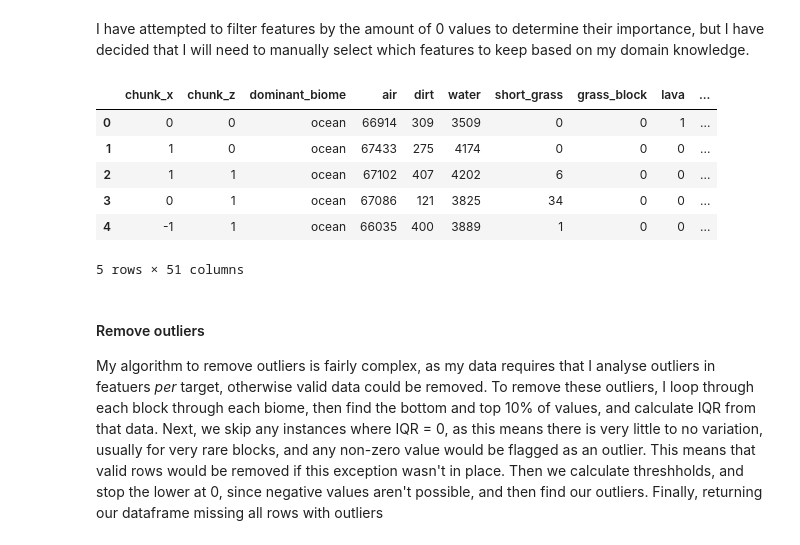
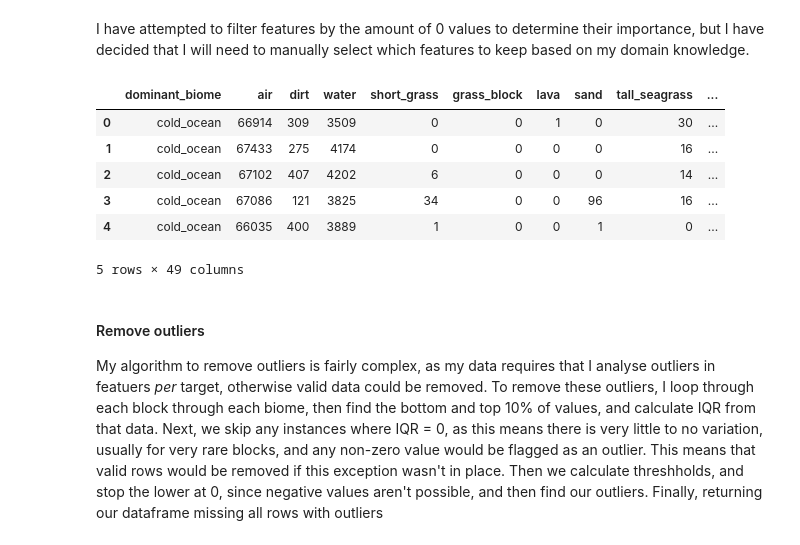
Before and after one commit to TempeHS/2026SE_MLOPSTask_Jasper.L, a Jupyter notebook: 2.Model_Development/2.1.Data_Wrangling/2.1.2.data_wrangling.ipynb, the cells around one changed output. Cells and saved outputs as stored; diff of their text form; code cells hidden in the pictures.

```diff
--- a/2.Model_Development/2.1.Data_Wrangling/2.1.2.data_wrangling.ipynb
+++ b/2.Model_Development/2.1.Data_Wrangling/2.1.2.data_wrangling.ipynb
@@ -80,11 +61,0 @@ Length: 18, dtype: str
-# %%
-data_frame['dominant_biome'] = data_frame['dominant_biome'].apply(
-    lambda biome: 'ocean' if 'ocean' in biome else biome
-)
-data_frame["dominant_biome"] = data_frame["dominant_biome"].apply(
-    lambda biome: "taiga" if "taiga" in biome else biome
-)
-data_frame["dominant_biome"] = data_frame["dominant_biome"].apply(
-    lambda biome: "birch_forest" if "birch_forest" in biome else biome
-)
-data_frame["dominant_biome"].unique()
@@ -131,8 +93,6 @@ I have attempted to filter features by the amount of 0 values to determine their
 # chunk_x, chunk_z, dominant_biome, air, dirt, water, short_grass, grass_block, lava, sand, tall_seagrass, oak_leaves, birch_leaves, oak_log, tall_grass, birch_log, kelp, kelp_plant, oak_planks, oak_fence, dark_oak_log, dark_oak_leaves, spruce_leaves, spruce_log, bush, sandstone, brown_mushroom, dandelion, podzol, red_mushroom_block, mushroom_stem, poppy, coarse_dirt, oxeye_daisy, cornflower, azure_bluet, emerald_ore, lily_pad, barrel, sugar_cane, red_mushroom, lilac, lily_of_the_valley, rose_bush, peony, sweet_berry_bush, bee_nest, pumpkin, snow, acacia_leaves, acacia_log, blue_orchid
 
 columns_to_keep = [
-    "chunk_x",
-    "chunk_z",
     "dominant_biome",
     "air",
     "dirt",
@@ -160,40 +120,40 @@ columns_to_keep = [
     "brown_mushroom",
     "dandelion",
     "podzol",
     "red_mushroom_block",
     "mushroom_stem",
     "poppy",
     "coarse_dirt",
     "oxeye_daisy",
     "cornflower",
     "azure_bluet",
     "emerald_ore",
     "lily_pad",
     "barrel",
     "sugar_cane",
     "red_mushroom",
     "lilac",
     "lily_of_the_valley",
     "rose_bush",
     "peony",
     "sweet_berry_bush",
     "bee_nest",
     "pumpkin",
     "snow",
     "acacia_leaves",
     "blue_orchid",
 ]
 
 data_frame = data_frame[columns_to_keep]
 data_frame.head()
 # %% [output]
-|  | chunk_x | chunk_z | dominant_biome | air | dirt | water | short_grass | grass_block | lava | ... |
-| 0 | 0 | 0 | ocean | 66914 | 309 | 3509 | 0 | 0 | 1 | ... |
-| 1 | 1 | 0 | ocean | 67433 | 275 | 4174 | 0 | 0 | 0 | ... |
-| 2 | 1 | 1 | ocean | 67102 | 407 | 4202 | 6 | 0 | 0 | ... |
-| 3 | 0 | 1 | ocean | 67086 | 121 | 3825 | 34 | 0 | 0 | ... |
-| 4 | -1 | 1 | ocean | 66035 | 400 | 3889 | 1 | 0 | 0 | ... |
+|  | dominant_biome | air | dirt | water | short_grass | grass_block | lava | sand | tall_seagrass | ... |
+| 0 | cold_ocean | 66914 | 309 | 3509 | 0 | 0 | 1 | 0 | 30 | ... |
+| 1 | cold_ocean | 67433 | 275 | 4174 | 0 | 0 | 0 | 0 | 16 | ... |
+| 2 | cold_ocean | 67102 | 407 | 4202 | 6 | 0 | 0 | 0 | 14 | ... |
+| 3 | cold_ocean | 67086 | 121 | 3825 | 34 | 0 | 0 | 96 | 16 | ... |
+| 4 | cold_ocean | 66035 | 400 | 3889 | 1 | 0 | 0 | 1 | 0 | ... |
-5 rows × 51 columns
+5 rows × 49 columns
 # %% [markdown]
 #### Remove outliers
 
```
Also changed, not shown: parts of 9 cells of this notebook, 8 other files.
